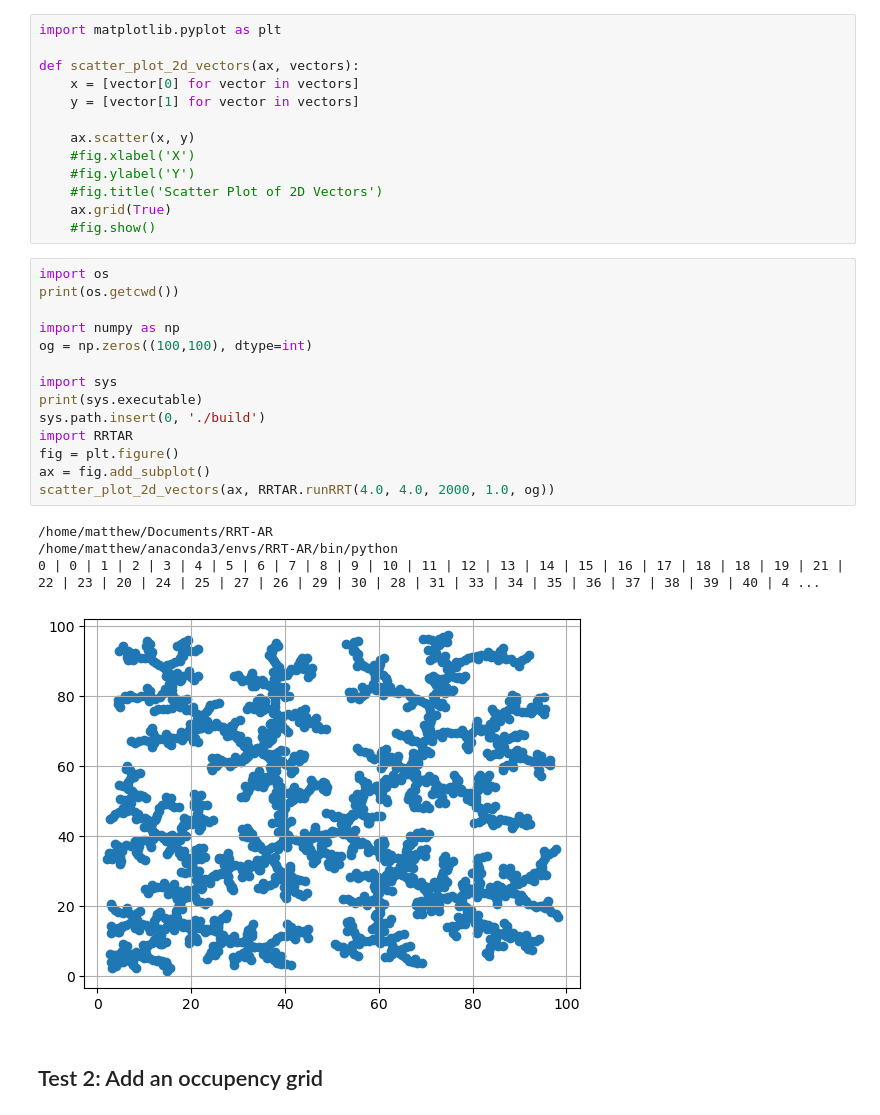
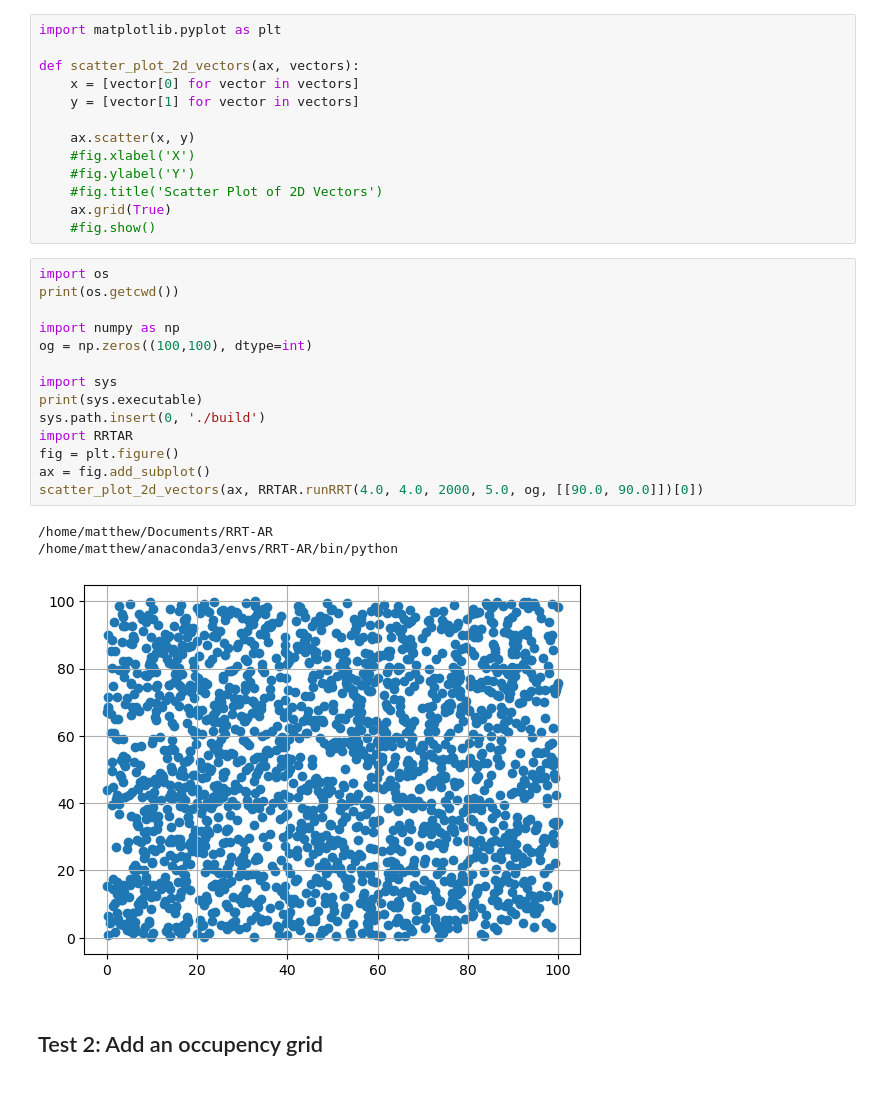
Before and after one commit to matthew0517/RRT-AR, a Jupyter notebook: testRRT.ipynb, the cells around one changed output. Saved outputs shown, nothing was run; the diff lists cells and outputs as text.

```diff
--- a/testRRT.ipynb
+++ b/testRRT.ipynb
@@ -17,22 +17,21 @@ def scatter_plot_2d_vectors(ax, vectors):
 # %%
 import os
 print(os.getcwd())
 
 import numpy as np
 og = np.zeros((100,100), dtype=int)
 
 import sys
 print(sys.executable)
 sys.path.insert(0, './build')
 import RRTAR
 fig = plt.figure()
 ax = fig.add_subplot()
-scatter_plot_2d_vectors(ax, RRTAR.runRRT(4.0, 4.0, 2000, 1.0, og))
+scatter_plot_2d_vectors(ax, RRTAR.runRRT(4.0, 4.0, 2000, 5.0, og, [[90.0, 90.0]])[0])
 # %% [output]
 /home/matthew/Documents/RRT-AR
 /home/matthew/anaconda3/envs/RRT-AR/bin/python
-0 | 0 | 1 | 2 | 3 | 4 | 5 | 6 | 7 | 8 | 9 | 10 | 11 | 12 | 13 | 14 | 15 | 16 | 17 | 18 | 18 | 19 | 21 | 22 | 23 | 20 | 24 | 25 | 27 | 26 | 29 | 30 | 28 | 31 | 33 | 34 | 35 | 36 | 37 | 38 | 39 | 40 | 4 ...
-[figure, old version]
+[figure, new version]
 # %% [markdown]
 ## Test 2: Add an occupency grid
 # %%
```
Also changed, not shown: parts of 11 cells of this notebook, 1 other file.
